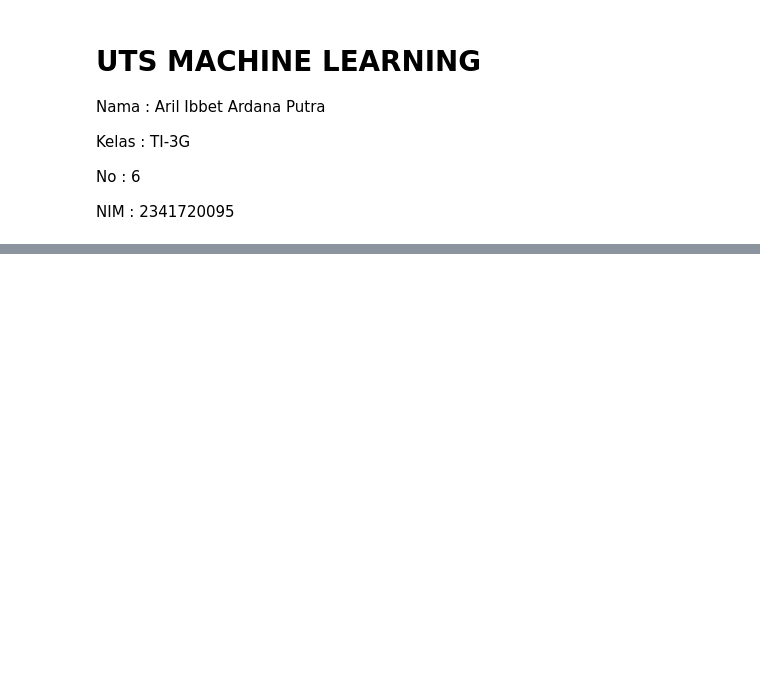
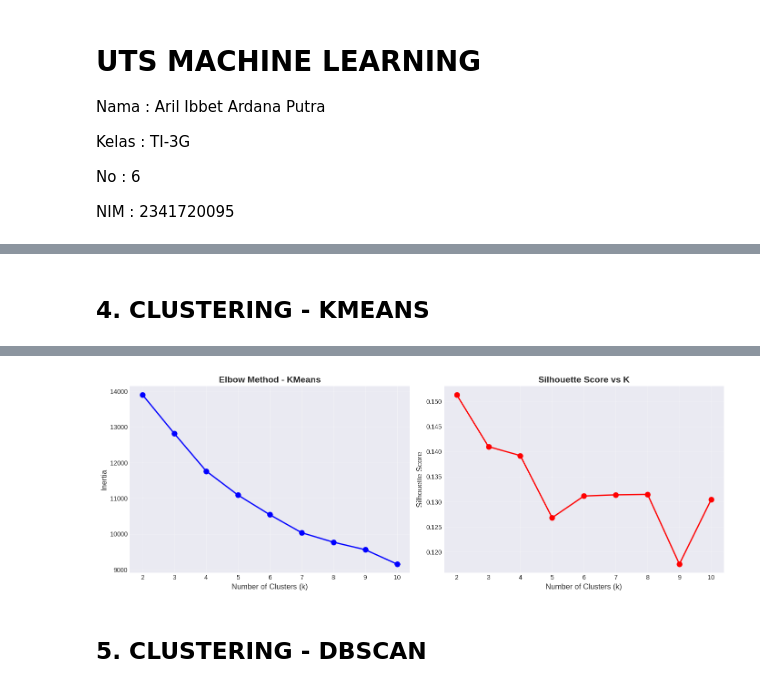
Before and after one commit to AstorBoy11/Machine-Learning, a Jupyter notebook: UTS_Machine_Learning.ipynb, the cells around one changed output, grey strips where cells are left out. Cells and saved outputs as stored; diff of their text form; code cells hidden in the pictures; blank space fills up the shorter version.

```diff
--- a/UTS_Machine_Learning.ipynb
+++ b/UTS_Machine_Learning.ipynb
@@ -1352,19 +52,0 @@ plt.show()
-# %%
-# Cari nearest neighbors untuk semua data
-k = 5
-print(f"Mencari {k} nearest neighbors untuk semua data...")
-
-start = time.time()
-all_neighbors = []
-for i in range(n_samples):
-    neighbors = annoy_index.get_nns_by_item(i, k)
-    all_neighbors.append(neighbors)
-time_all = time.time() - start
-
-print(f"✓ Selesai dalam {round(time_all, 3)} detik")
-print(f"Rata-rata {round(time_all/n_samples*1000, 4)} ms per query")
-
-# Contoh hasil untuk 5 data pertama
-print("\nContoh neighbors untuk 5 data pertama:")
-for i in range(min(5, n_samples)):
-    print(f"Data {i}: {all_neighbors[i][:5]}...")
@@ -1415,0 +271,56 @@ manhattan : 0.0312 ms | [84, 430, 105, 438, 462]
+# %% [markdown]
+## 4. CLUSTERING - KMEANS
+# %%
+# ============================================================================
+# 4. CLUSTERING - KMEANS
+# ============================================================================
+print(f"\n\n4. CLUSTERING - KMEANS")
+print("-" * 80)
+
+# Tentukan jumlah cluster optimal dengan elbow method
+inertias = []
+silhouette_scores = []
+K_range = range(2, 11)
+
+for k in K_range:
+    kmeans_temp = KMeans(n_clusters=k, random_state=42, n_init=10)
+    kmeans_temp.fit(X_scaled)
+    inertias.append(kmeans_temp.inertia_)
+    silhouette_scores.append(silhouette_score(X_scaled, kmeans_temp.labels_))
+
+# Plot elbow curve
+fig, (ax1, ax2) = plt.subplots(1, 2, figsize=(14, 5))
+
+ax1.plot(K_range, inertias, 'bo-', linewidth=2, markersize=8)
+ax1.set_xlabel('Number of Clusters (k)', fontsize=12)
+ax1.set_ylabel('Inertia', fontsize=12)
+ax1.set_title('Elbow Method - KMeans', fontsize=14, fontweight='bold')
+ax1.grid(True, alpha=0.3)
+
+ax2.plot(K_range, silhouette_scores, 'ro-', linewidth=2, markersize=8)
+ax2.set_xlabel('Number of Clusters (k)', fontsize=12)
+ax2.set_ylabel('Silhouette Score', fontsize=12)
+ax2.set_title('Silhouette Score vs K', fontsize=14, fontweight='bold')
+ax2.grid(True, alpha=0.3)
+
+plt.tight_layout()
+plt.savefig('kmeans_elbow.png', dpi=300, bbox_inches='tight')
+print("✓ Plot Elbow Method disimpan sebagai 'kmeans_elbow.png'")
+
+# Pilih k optimal (misalnya k=3)
+optimal_k = 3
+kmeans = KMeans(n_clusters=optimal_k, random_state=42, n_init=10)
+kmeans_labels = kmeans.fit_predict(X_scaled)
+
+# Evaluasi KMeans
+kmeans_silhouette = silhouette_score(X_scaled, kmeans_labels)
+kmeans_db = davies_bouldin_score(X_scaled, kmeans_labels)
+
+print(f"\nKMeans dengan k={optimal_k}:")
+print(f"- Silhouette Score: {kmeans_silhouette:.4f}")
+print(f"- Davies-Bouldin Index: {kmeans_db:.4f}")
+print(f"- Distribusi cluster:")
+unique, counts = np.unique(kmeans_labels, return_counts=True)
+for cluster, count in zip(unique, counts):
+    print(f"  Cluster {cluster}: {count} sampel ({count/len(kmeans_labels)*100:.1f}%)")
+# %% [output]
@@ -1415,0 +338,3 @@ manhattan : 0.0312 ms | [84, 430, 105, 438, 462]
+[figure, added]
+# %% [markdown]
+## 5. CLUSTERING - DBSCAN
```
Also changed, not shown: parts of 53 cells of this notebook.
